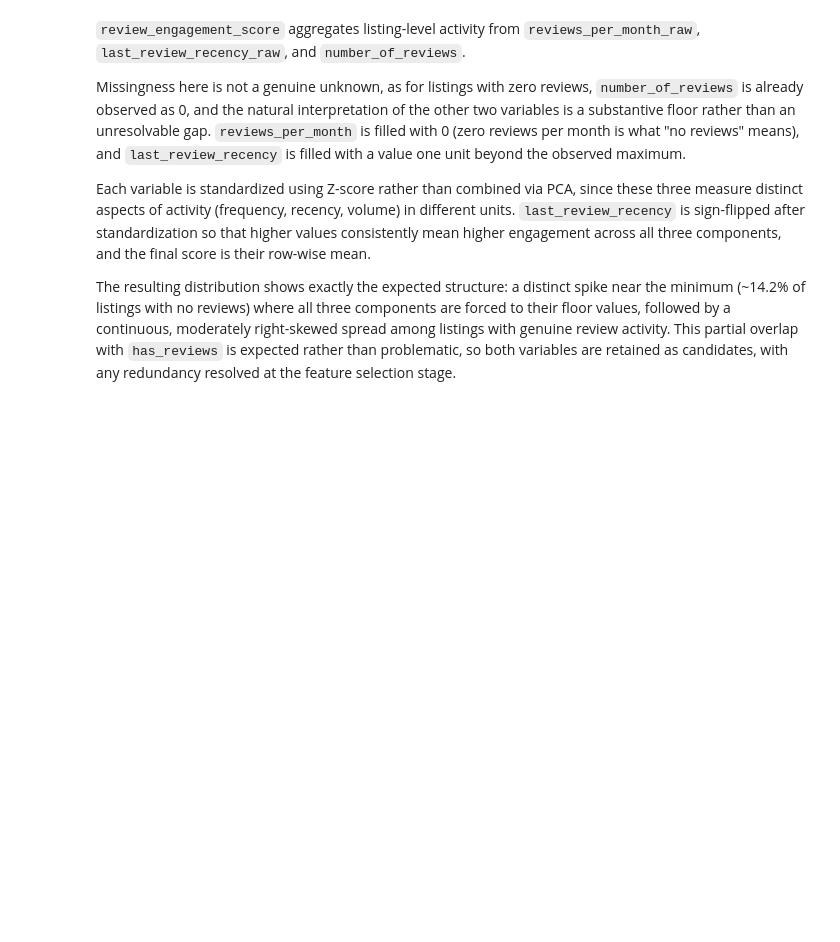
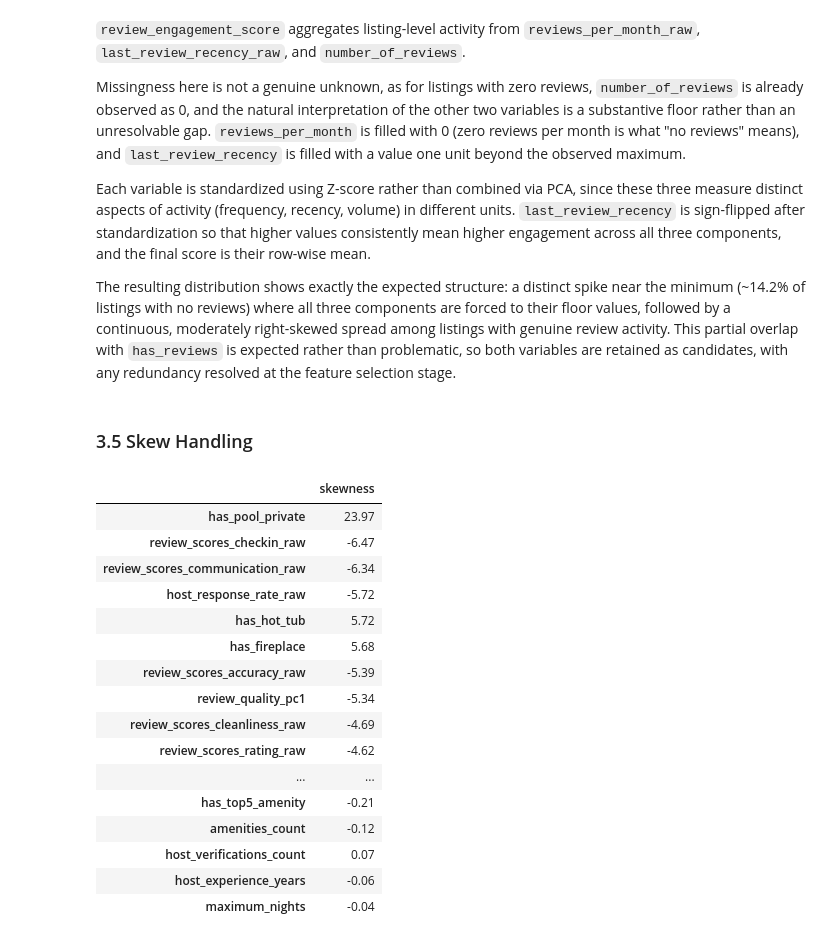
Before and after one commit to pln6/airbnb-market-segmentation-analysis, a Jupyter notebook: notebooks/02_feature_engineering.ipynb, the cells around one changed output. Drawn from its saved outputs; the diff is of its cells as text; code cells hidden in the pictures; blank space fills up the shorter version.

Commit message:
feat: add skew handling

```diff
--- a/notebooks/02_feature_engineering.ipynb
+++ b/notebooks/02_feature_engineering.ipynb
@@ -741,3 +741,38 @@ Missingness here is not a genuine unknown, as for listings with zero reviews, `n
 Each variable is standardized using Z-score rather than combined via PCA, since these three measure distinct aspects of activity (frequency, recency, volume) in different units. `last_review_recency` is sign-flipped after standardization so that higher values consistently mean higher engagement across all three components, and the final score is their row-wise mean.
 
 The resulting distribution shows exactly the expected structure: a distinct spike near the minimum (~14.2% of listings with no reviews) where all three components are forced to their floor values, followed by a continuous, moderately right-skewed spread among listings with genuine review activity. This partial overlap with `has_reviews` is expected rather than problematic, so both variables are retained as candidates, with any redundancy resolved at the feature selection stage.
+# %% [markdown]
+### 3.5 Skew Handling
+# %%
+# check skewness on all numeric columns
+from scipy.stats import skew
+
+id_cols = ['id', 'host_id']
+numeric_cols_all = [
+    col for col in listings_clean.select_dtypes(include=[np.number]).columns
+    if col not in id_cols
+]
+
+skew_summary = pd.DataFrame({
+    'skewness': [skew(listings_clean[col].dropna()) for col in numeric_cols_all]
+}, index=numeric_cols_all).sort_values('skewness', key=abs, ascending=False)
+
+display(skew_summary.round(2))
+# %% [output]
+|  | skewness |
+| has_pool_private | 23.97 |
+| review_scores_checkin_raw | -6.47 |
+| review_scores_communication_raw | -6.34 |
+| host_response_rate_raw | -5.72 |
+| has_hot_tub | 5.72 |
+| has_fireplace | 5.68 |
+| review_scores_accuracy_raw | -5.39 |
+| review_quality_pc1 | -5.34 |
+| review_scores_cleanliness_raw | -4.69 |
+| review_scores_rating_raw | -4.62 |
+| ... | ... |
+| has_top5_amenity | -0.21 |
+| amenities_count | -0.12 |
+| host_verifications_count | 0.07 |
+| host_experience_years | -0.06 |
+| maximum_nights | -0.04 |
```
Also changed, not shown: parts of 5 cells of this notebook.
